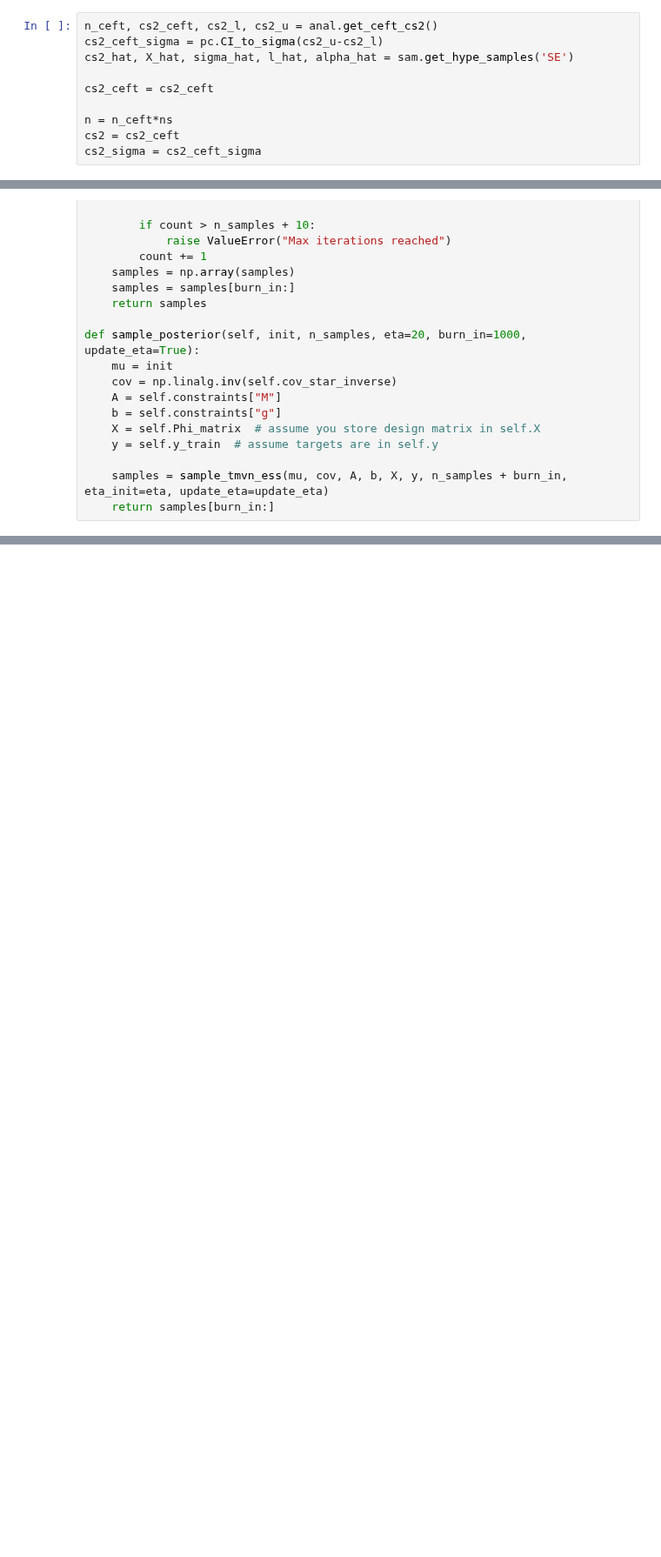
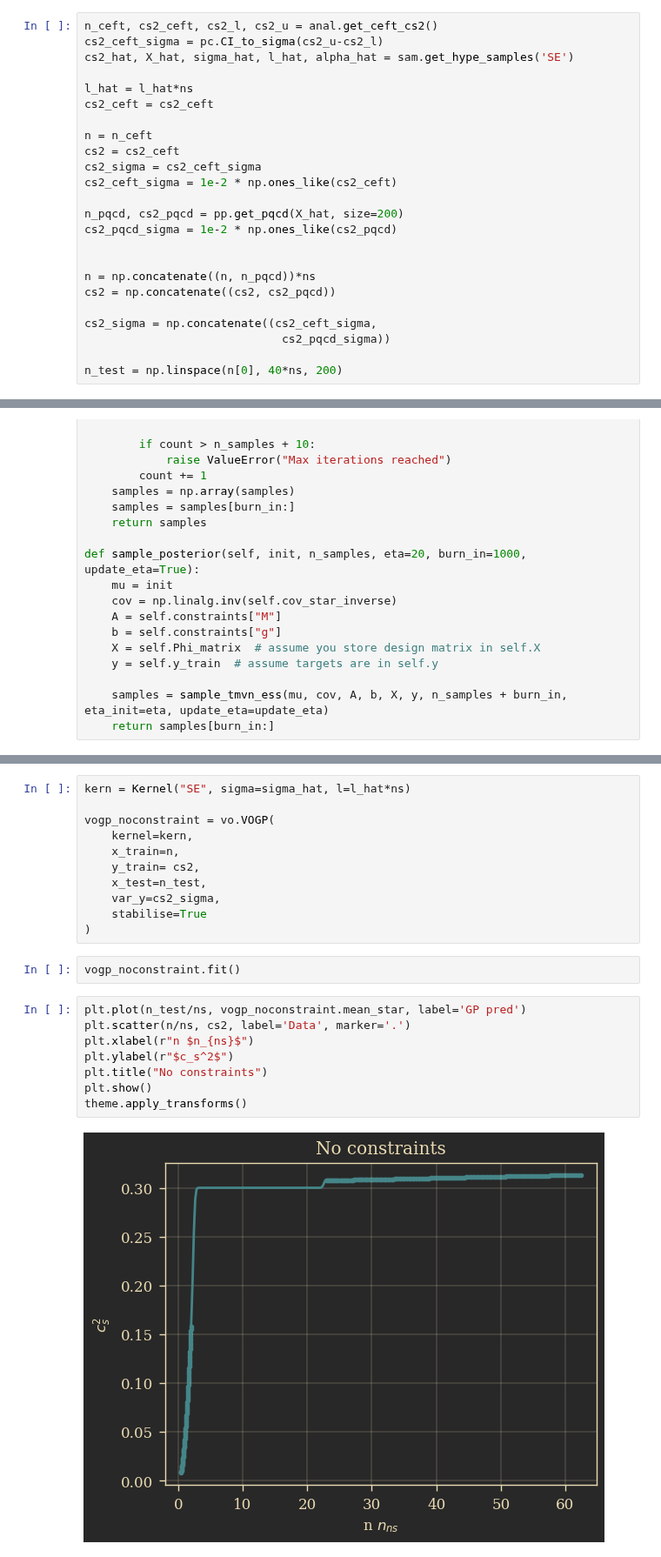
Before and after one commit to codinginrevolt/master_thesis, a Jupyter notebook: gpr/notebooks/virt_obs.ipynb, the cells around one changed output, grey strips where cells are left out. Shown at 87% size. Saved outputs shown, nothing was run; the diff lists cells and outputs as text; blank space fills up the shorter version.

```diff
--- a/gpr/notebooks/virt_obs.ipynb
+++ b/gpr/notebooks/virt_obs.ipynb
@@ -72,11 +160,25 @@ n_ceft, cs2_ceft, cs2_l, cs2_u = anal.get_ceft_cs2()
 cs2_ceft_sigma = pc.CI_to_sigma(cs2_u-cs2_l)
 cs2_hat, X_hat, sigma_hat, l_hat, alpha_hat = sam.get_hype_samples('SE')
 
+l_hat = l_hat*ns
 cs2_ceft = cs2_ceft
 
-n = n_ceft*ns
+n = n_ceft
 cs2 = cs2_ceft
 cs2_sigma = cs2_ceft_sigma
+cs2_ceft_sigma = 1e-2 * np.ones_like(cs2_ceft)
+
+n_pqcd, cs2_pqcd = pp.get_pqcd(X_hat, size=200)
+cs2_pqcd_sigma = 1e-2 * np.ones_like(cs2_pqcd)
+
+
+n = np.concatenate((n, n_pqcd))*ns
+cs2 = np.concatenate((cs2, cs2_pqcd))
+
+cs2_sigma = np.concatenate((cs2_ceft_sigma,
+                             cs2_pqcd_sigma))
+
+n_test = np.linspace(n[0], 40*ns, 200)
 # %% [markdown]
 # set up
 # %%
@@ -207,0 +314,23 @@ from virtobs import VOGP
+# %%
+kern = Kernel("SE", sigma=sigma_hat, l=l_hat*ns)
+
+vogp_noconstraint = vo.VOGP(
+    kernel=kern,
+    x_train=n,
+    y_train= cs2,
+    x_test=n_test,
+    var_y=cs2_sigma,
+    stabilise=True
+)
+# %%
+vogp_noconstraint.fit()
+# %%
+plt.plot(n_test/ns, vogp_noconstraint.mean_star, label='GP pred')
+plt.scatter(n/ns, cs2, label='Data', marker='.')
+plt.xlabel(r"n $n_{ns}$")
+plt.ylabel(r"$c_s^2$")
+plt.title("No constraints")
+plt.show()
+theme.apply_transforms()
+# %% [output]
+[figure, added]
```
Also changed, not shown: parts of 84 cells of this notebook, 9 other files.
